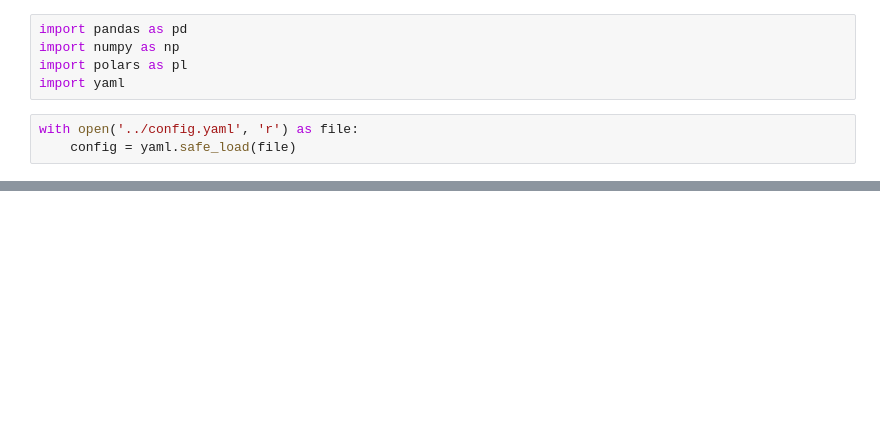
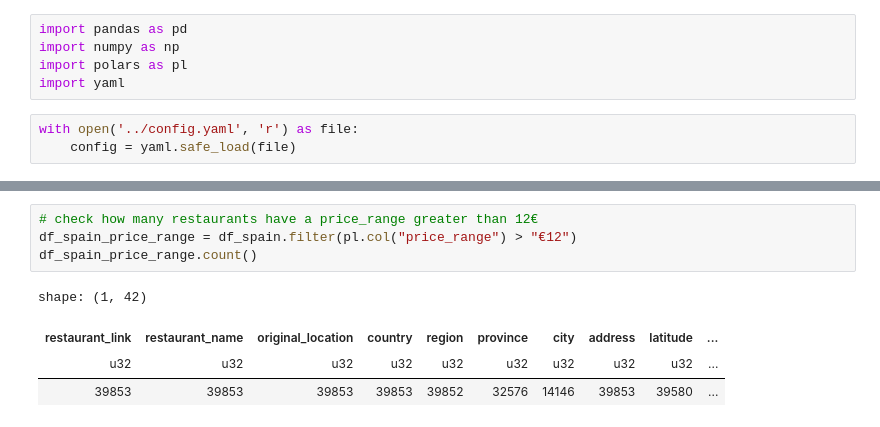
Before and after one commit to AlexMateu21/Final-Project, a Jupyter notebook: notebooks/EDA.ipynb, the cells around one changed output, grey strips where cells are left out. Cells and saved outputs as stored; diff of their text form; blank space fills up the shorter version.

```diff
--- a/notebooks/EDA.ipynb
+++ b/notebooks/EDA.ipynb
@@ -169,0 +128,9 @@ shape: (31_971, 2)
+# %%
+# check how many restaurants have a price_range greater than 12€
+df_spain_price_range = df_spain.filter(pl.col("price_range") > "€12")
+df_spain_price_range.count()
+# %% [output]
+shape: (1, 42)
+| restaurant_link | restaurant_name | original_location | country | region | province | city | address | latitude | ... |
+| u32 | u32 | u32 | u32 | u32 | u32 | u32 | u32 | u32 | ... |
+| 39853 | 39853 | 39853 | 39853 | 39852 | 32576 | 14146 | 39853 | 39580 | ... |
```
Also changed, not shown: parts of 12 cells of this notebook.
